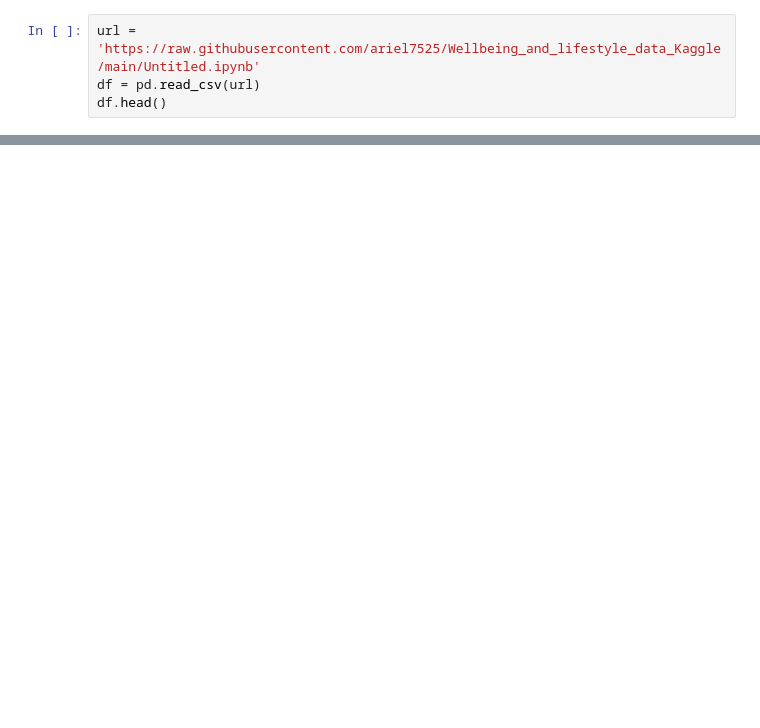
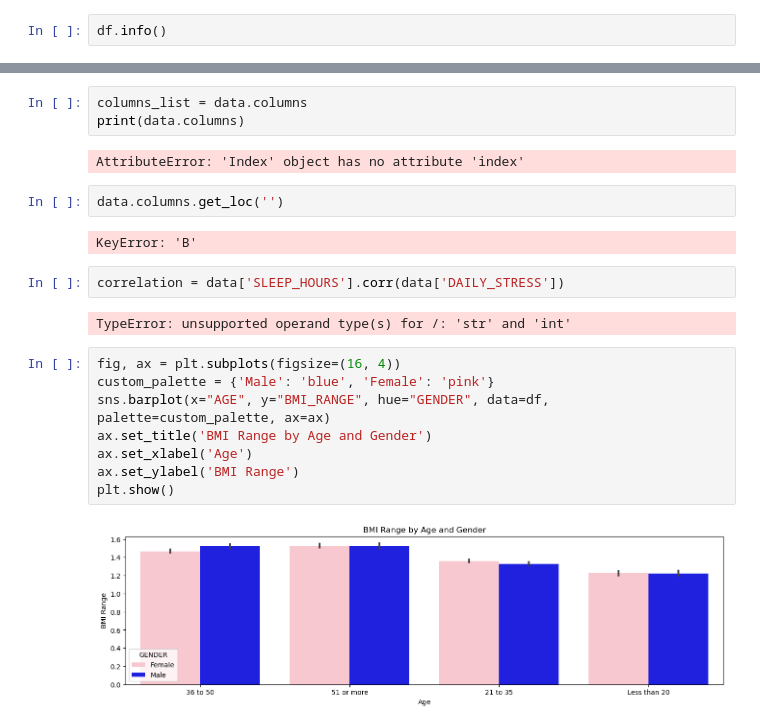
Before and after one commit to ariel7525/Wellbeing_and_lifestyle_data_Kaggle, a Jupyter notebook: my_project.ipynb, the cells around one changed output, grey strips where cells are left out. Cells and saved outputs as stored; diff of their text form; blank space fills up the shorter version.

```diff
--- a/my_project.ipynb
+++ b/my_project.ipynb
@@ -8,5 +44,3 @@ from sklearn.metrics import accuracy_score, classification_report
 # %%
-url = 'https://raw.githubusercontent.com/ariel7525/Wellbeing_and_lifestyle_data_Kaggle/main/Untitled.ipynb'
-df = pd.read_csv(url)
-df.head()
+df.info()
 # %% [output]
@@ -13,0 +175,23 @@ ParserError: Error tokenizing data. C error: Expected 1 fields in line 4, saw 2
+# %%
+columns_list = data.columns
+print(data.columns)
+# %% [output]
+AttributeError: 'Index' object has no attribute 'index'
+# %%
+data.columns.get_loc('')
+# %% [output]
+KeyError: 'B'
+# %%
+correlation = data['SLEEP_HOURS'].corr(data['DAILY_STRESS'])
+# %% [output]
+TypeError: unsupported operand type(s) for /: 'str' and 'int'
+# %%
+fig, ax = plt.subplots(figsize=(16, 4))
+custom_palette = {'Male': 'blue', 'Female': 'pink'}
+sns.barplot(x="AGE", y="BMI_RANGE", hue="GENDER", data=df, palette=custom_palette, ax=ax)
+ax.set_title('BMI Range by Age and Gender')
+ax.set_xlabel('Age')
+ax.set_ylabel('BMI Range')
+plt.show()
+# %% [output]
+[figure, added]
```
Also changed, not shown: parts of 16 cells of this notebook.
